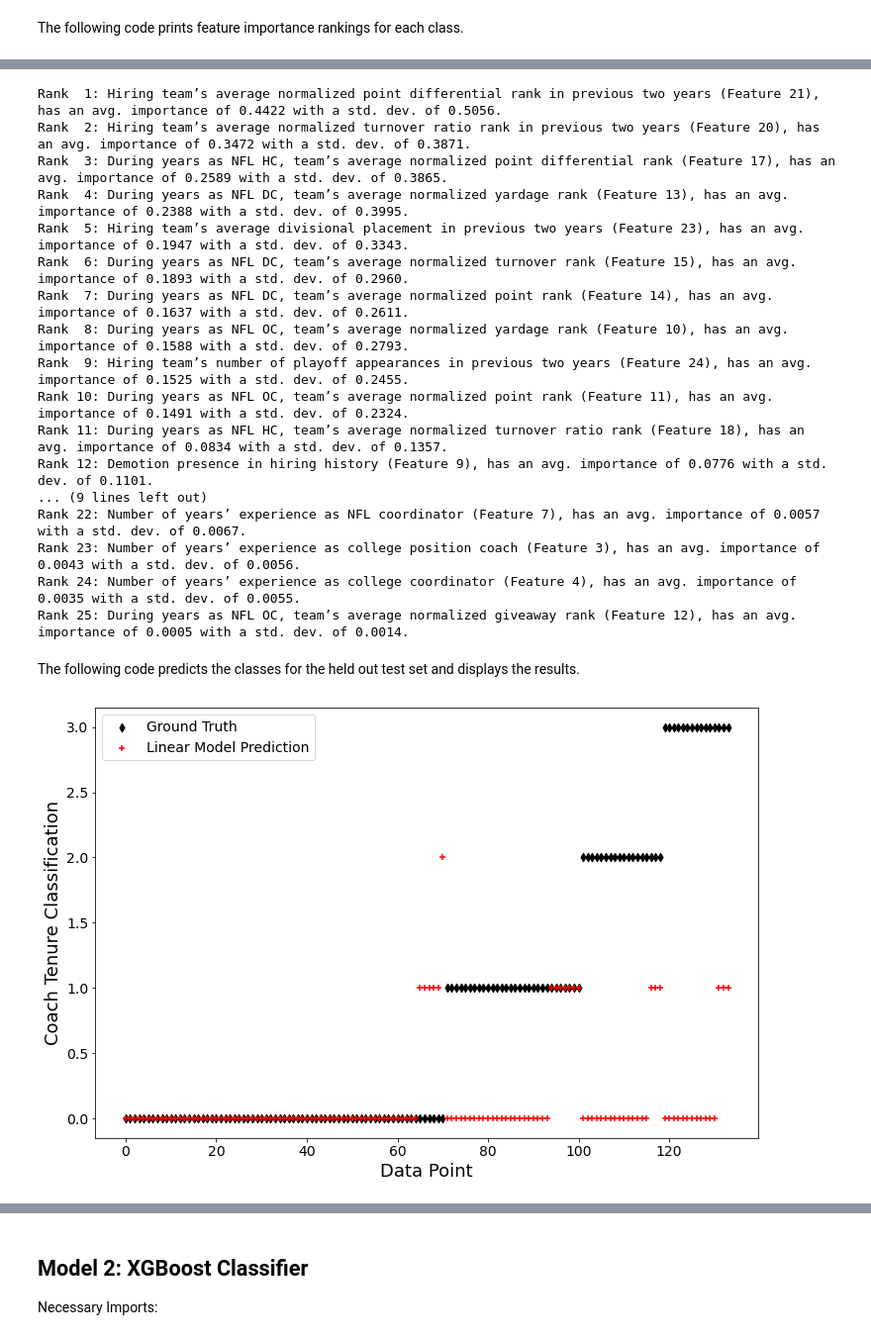
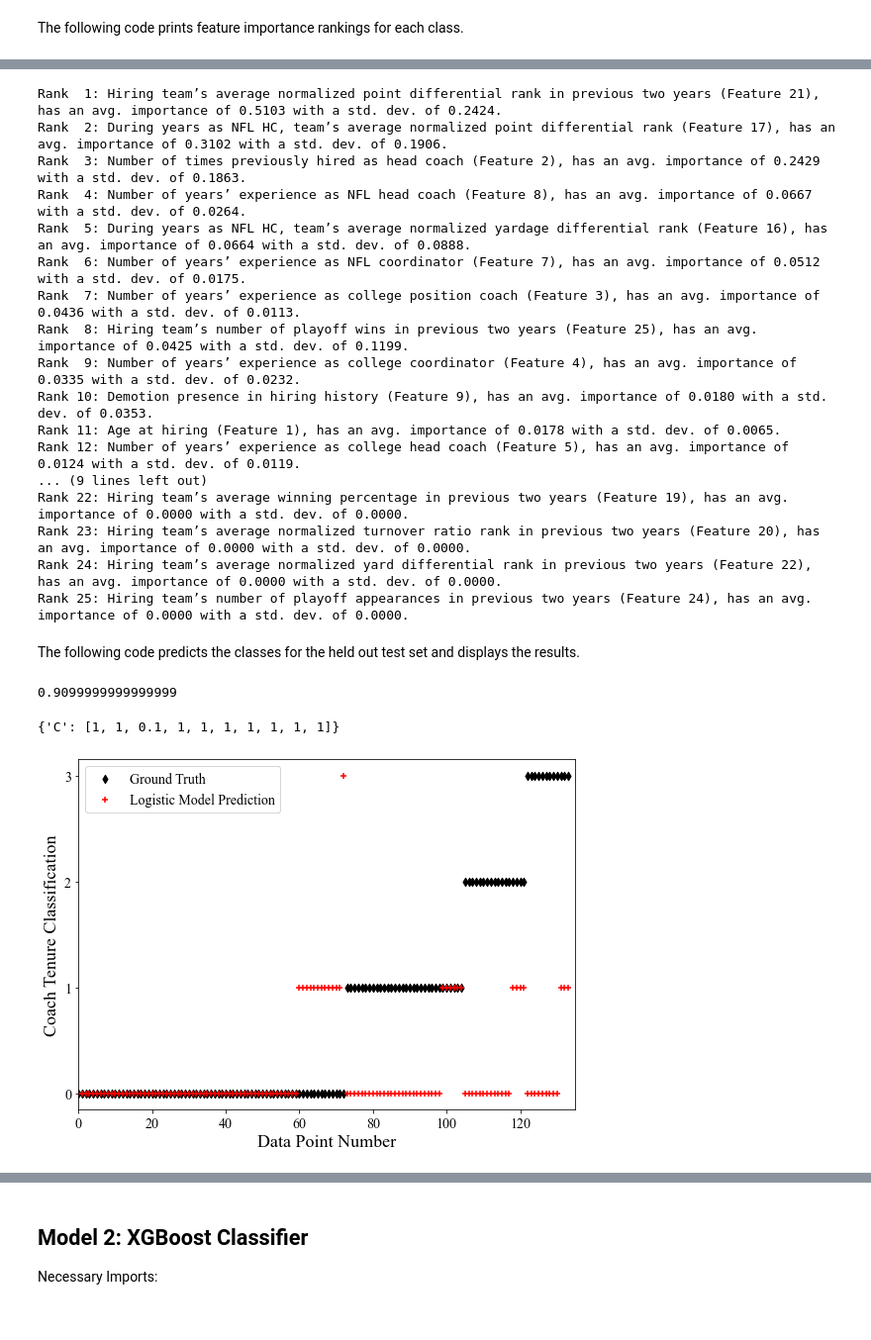
Before and after one commit to jwilliamson7/CoachingProject, a Jupyter notebook: Williamson-Jon-CSCE421-Project-CoachTenureModels.ipynb, the cells around one changed output, grey strips where cells are left out. Shown at 99% size. Drawn from its saved outputs; the diff is of its cells as text; code cells hidden in the pictures.

```diff
--- a/Williamson-Jon-CSCE421-Project-CoachTenureModels.ipynb
+++ b/Williamson-Jon-CSCE421-Project-CoachTenureModels.ipynb
@@ -165,12 +165,13 @@ This normalization should roughly account for differences in play style over tim
 Prior to building the model, it is important to understand the distribution of data. The following code plots the distribution of average 2 year winning percentage for the entire data set.
 # %%
 from pylab import rcParams
-rcParams['figure.figsize'] = 12, 8
+rcParams['figure.figsize'] = 9, 6.5
 plt.rc('axes', titlesize=18)
 plt.rc('axes', labelsize=18)
 plt.rc('xtick', labelsize=14)
 plt.rc('ytick', labelsize=14)
 plt.rc('legend', fontsize=14)
+plt.rcParams['font.family'] = "Times New Roman"
 # %%
 df = df[df['Coach Tenure Class'] != -1]
 X = df.iloc[:,2:-2]
@@ -234,6 +235,7 @@ The `create_data.py` file segments coach tenure into four classes as such:
 </tbody>
 </table>
 # %%
+rcParams['figure.figsize'] = 9, 6.5
 raw_coach_class = y.values.T
 raw_coach_class_mean = np.mean(raw_coach_class)
 plt.hist(raw_coach_class, bins=[-.5,.5,1.5,2.5,3.5], color='c', edgecolor='k')
@@ -269,7 +283,7 @@ from sklearn.metrics import roc_auc_score
 The following code performs cross-validation to automatically detect hyperparameters to find the best model for each split. The `LassoCV` uses an internal 5-fold cross-validation to select the best $\alpha$ for regularization. The code runs an external 10-fold cross-validation to cross-validate the results. Note that there is still held out data from the original set.
 # %%
 log_param_dict = {
-    "C":     [.0001, .001, .01, .1, 1, 10, 100, 1000]
+    "C":     [.0001, .001, .01, .1, 1, 10, 100, 1000, 10000]
 }
 
 log_best_params_dict = {key: [] for key in log_param_dict.keys()}
@@ -305,7 +319,7 @@ for train_index, test_index in skf.split(X_train, y_train):
     X_train__      = mean_imputer.fit_transform(X_train_)
     X_test__       = mean_imputer.transform(X_test_)
 
-    model = GridSearchCV(LogisticRegression(**default_log_params), param_grid=log_param_dict, n_jobs=-1, cv=5, verbose=1, scoring='roc_auc_ovr_weighted').fit(X_train__, y_train_)
+    model = GridSearchCV(LogisticRegression(**default_log_params), param_grid=log_param_dict, n_jobs=-1, cv=5, verbose=1, scoring='roc_auc_ovr').fit(X_train__, y_train_)
     for key, value in model.best_params_.items():
         log_best_params_dict[key].append(value)
     best_model = model.best_estimator_
@@ -314,6 +328,6 @@ for train_index, test_index in skf.split(X_train, y_train):
     log_result_dict['coef_'][2].append(best_model.coef_[2])
     log_result_dict['coef_'][3].append(best_model.coef_[3])
 
-    log_result_dict['test_score'].append(roc_auc_score(y_test_, best_model.predict_proba(X_test__), average='weighted', multi_class='ovr'))
-    log_result_dict['train_score'].append(roc_auc_score(y_train_, best_model.predict_proba(X_train__), average='weighted', multi_class='ovr'))
+    log_result_dict['test_score'].append(roc_auc_score(y_test_, best_model.predict_proba(X_test__), average='macro', multi_class='ovr'))
+    log_result_dict['train_score'].append(roc_auc_score(y_train_, best_model.predict_proba(X_train__), average='macro', multi_class='ovr'))
 # %% [output]
@@ -488,26 +502,27 @@ Rank 25: Number of years’ experience as NFL coordinator (Feature 7), has an av
 # %%
 print_feature_importances(log_result_dict['coef_'][3], X.columns.values)
 # %% [output]
-Rank  1: Hiring team’s average normalized point differential rank in previous two years (Feature 21), has an avg. importance of 0.4422 with a std. dev. of 0.5056.
-Rank  2: Hiring team’s average normalized turnover ratio rank in previous two years (Feature 20), has an avg. importance of 0.3472 with a std. dev. of 0.3871.
-Rank  3: During years as NFL HC, team’s average normalized point differential rank (Feature 17), has an avg. importance of 0.2589 with a std. dev. of 0.3865.
-Rank  4: During years as NFL DC, team’s average normalized yardage rank (Feature 13), has an avg. importance of 0.2388 with a std. dev. of 0.3995.
-Rank  5: Hiring team’s average divisional placement in previous two years (Feature 23), has an avg. importance of 0.1947 with a std. dev. of 0.3343.
-Rank  6: During years as NFL DC, team’s average normalized turnover rank (Feature 15), has an avg. importance of 0.1893 with a std. dev. of 0.2960.
-Rank  7: During years as NFL DC, team’s average normalized point rank (Feature 14), has an avg. importance of 0.1637 with a std. dev. of 0.2611.
-Rank  8: During years as NFL OC, team’s average normalized yardage rank (Feature 10), has an avg. importance of 0.1588 with a std. dev. of 0.2793.
-Rank  9: Hiring team’s number of playoff appearances in previous two years (Feature 24), has an avg. importance of 0.1525 with a std. dev. of 0.2455.
-Rank 10: During years as NFL OC, team’s average normalized point rank (Feature 11), has an avg. importance of 0.1491 with a std. dev. of 0.2324.
-Rank 11: During years as NFL HC, team’s average normalized turnover ratio rank (Feature 18), has an avg. importance of 0.0834 with a std. dev. of 0.1357.
-Rank 12: Demotion presence in hiring history (Feature 9), has an avg. importance of 0.0776 with a std. dev. of 0.1101.
+Rank  1: Hiring team’s average normalized point differential rank in previous two years (Feature 21), has an avg. importance of 0.5103 with a std. dev. of 0.2424.
+Rank  2: During years as NFL HC, team’s average normalized point differential rank (Feature 17), has an avg. importance of 0.3102 with a std. dev. of 0.1906.
+Rank  3: Number of times previously hired as head coach (Feature 2), has an avg. importance of 0.2429 with a std. dev. of 0.1863.
+Rank  4: Number of years’ experience as NFL head coach (Feature 8), has an avg. importance of 0.0667 with a std. dev. of 0.0264.
+Rank  5: During years as NFL HC, team’s average normalized yardage differential rank (Feature 16), has an avg. importance of 0.0664 with a std. dev. of 0.0888.
+Rank  6: Number of years’ experience as NFL coordinator (Feature 7), has an avg. importance of 0.0512 with a std. dev. of 0.0175.
+Rank  7: Number of years’ experience as college position coach (Feature 3), has an avg. importance of 0.0436 with a std. dev. of 0.0113.
+Rank  8: Hiring team’s number of playoff wins in previous two years (Feature 25), has an avg. importance of 0.0425 with a std. dev. of 0.1199.
+Rank  9: Number of years’ experience as college coordinator (Feature 4), has an avg. importance of 0.0335 with a std. dev. of 0.0232.
+Rank 10: Demotion presence in hiring history (Feature 9), has an avg. importance of 0.0180 with a std. dev. of 0.0353.
+Rank 11: Age at hiring (Feature 1), has an avg. importance of 0.0178 with a std. dev. of 0.0065.
+Rank 12: Number of years’ experience as college head coach (Feature 5), has an avg. importance of 0.0124 with a std. dev. of 0.0119.
 ... (9 lines left out)
-Rank 22: Number of years’ experience as NFL coordinator (Feature 7), has an avg. importance of 0.0057 with a std. dev. of 0.0067.
-Rank 23: Number of years’ experience as college position coach (Feature 3), has an avg. importance of 0.0043 with a std. dev. of 0.0056.
-Rank 24: Number of years’ experience as college coordinator (Feature 4), has an avg. importance of 0.0035 with a std. dev. of 0.0055.
-Rank 25: During years as NFL OC, team’s average normalized giveaway rank (Feature 12), has an avg. importance of 0.0005 with a std. dev. of 0.0014.
+Rank 22: Hiring team’s average winning percentage in previous two years (Feature 19), has an avg. importance of 0.0000 with a std. dev. of 0.0000.
+Rank 23: Hiring team’s average normalized turnover ratio rank in previous two years (Feature 20), has an avg. importance of 0.0000 with a std. dev. of 0.0000.
+Rank 24: Hiring team’s average normalized yard differential rank in previous two years (Feature 22), has an avg. importance of 0.0000 with a std. dev. of 0.0000.
+Rank 25: Hiring team’s number of playoff appearances in previous two years (Feature 24), has an avg. importance of 0.0000 with a std. dev. of 0.0000.
 # %% [markdown]
 The following code predicts the classes for the held out test set and displays the results.
 # %%
+from scipy.stats import mode
 plot_pred = None
 model = None
 X_test__ = None
@@ -516,16 +531,27 @@ for i in [1]:
     mean_imputer = SimpleImputer()
     X_train__      = mean_imputer.fit_transform(X_train)
     X_test__       = mean_imputer.transform(X_test)
-    model = LogisticRegression(C=np.mean(log_best_params_dict['C'])).fit(X_train__, y_train)
+    #model = LogisticRegression(C=np.mean(log_best_params_dict['C'])).fit(X_train__, y_train)
+    print(np.mean(log_best_params_dict['C']))
+    model = LogisticRegression(C=mode(log_best_params_dict['C'])[0][0]).fit(X_train__, y_train)
+
     plot_pred = model.predict(X_test__)
+# %% [output]
+0.9099999999999999
+# %%
+log_best_params_dict
+# %% [output]
+{'C': [1, 1, 0.1, 1, 1, 1, 1, 1, 1, 1]}
 # %%
 sorted_y_test, sorted_plot_pred = [list(tuple) for tuple in zip(*sorted(zip(y_test, plot_pred)))]
 plt.scatter(np.arange(0, len(sorted_y_test)), sorted_y_test, marker='d', color='k', label='Ground Truth')
-plt.scatter(np.arange(0, len(sorted_plot_pred)), sorted_plot_pred, marker='+', color='r', label='Linear Model Prediction')
-plt.xlabel('Data Point')
+plt.scatter(np.arange(0, len(sorted_plot_pred)), sorted_plot_pred, marker='+', color='r', label='Logistic Model Prediction')
+plt.xlabel('Data Point Number')
 plt.ylabel('Coach Tenure Classification')
+plt.yticks([0,1,2,3], labels=[0,1,2,3])
+plt.xlim(0, len(sorted_plot_pred) + 1)
 plt.legend()
 plt.show()
 # %% [output]
-[figure, old version]
+[figure, new version]
 # %%
```
Also changed, not shown: parts of 39 cells of this notebook, 2 other files.
